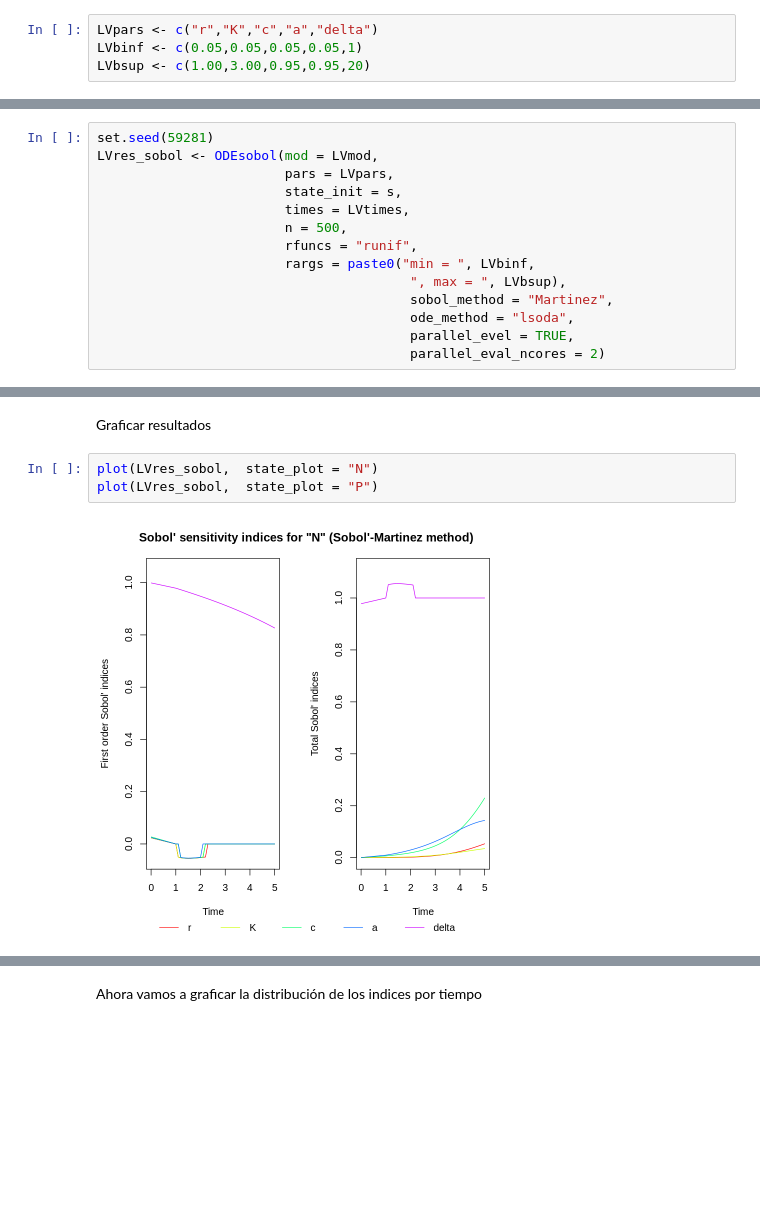
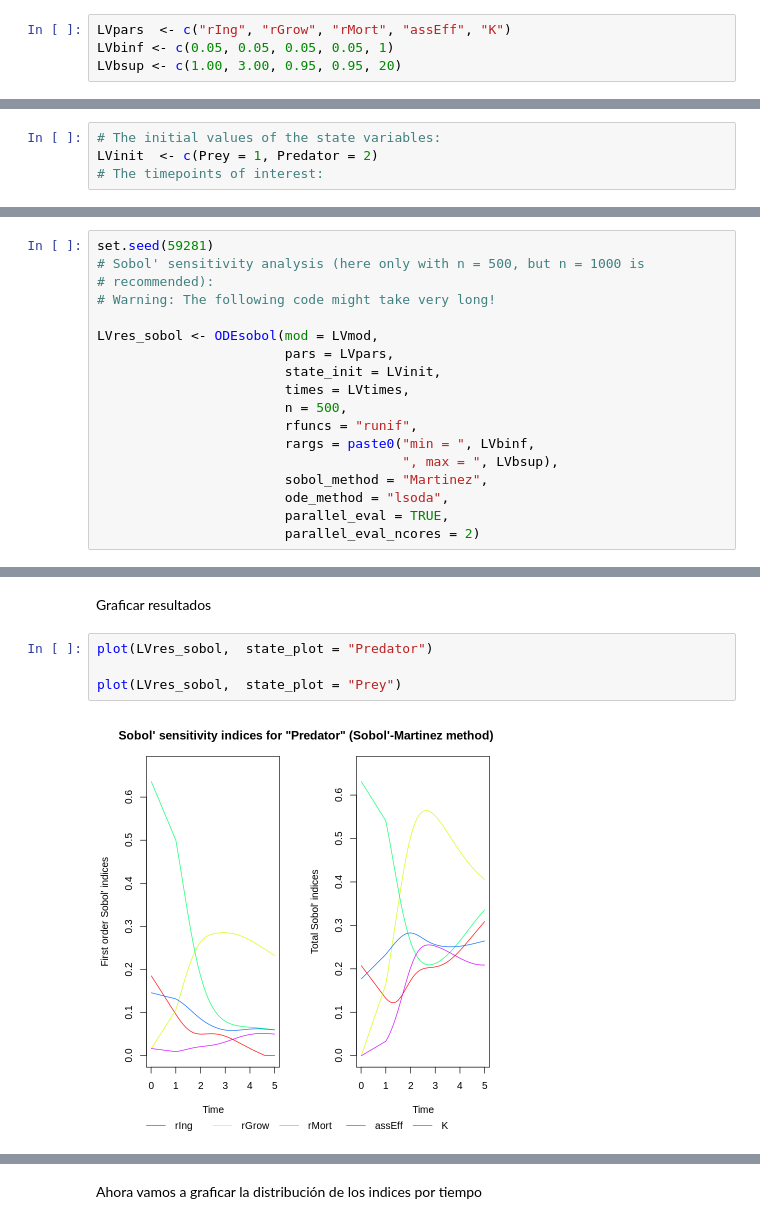
Before and after one commit to JuanM-GG/Biologia-de-sistemas, a Jupyter notebook: sensibilidad_R.ipynb, the cells around one changed output, grey strips where cells are left out. Cells and saved outputs as stored; diff of their text form; blank space fills up the shorter version.

```diff
--- a/sensibilidad_R.ipynb
+++ b/sensibilidad_R.ipynb
@@ -92,8 +73,8 @@ Estos cinco parámetros son considerados como las variables de entrada en el an
 # %% [markdown]
 Los parámetros a ser considerados en el análisis de sensibilidad y sus límites inferior y superior son:
 # %%
-LVpars <- c("r","K","c","a","delta")
-LVbinf <- c(0.05,0.05,0.05,0.05,1)
-LVbsup <- c(1.00,3.00,0.95,0.95,20)
+LVpars  <- c("rIng", "rGrow", "rMort", "assEff", "K")
+LVbinf <- c(0.05, 0.05, 0.05, 0.05, 1)
+LVbsup <- c(1.00, 3.00, 0.95, 0.95, 20)
 # %% [markdown]
 Condiciones iniciales
@@ -102,3 +81,7 @@ s <- c(P = 1, N = 2)
+# %%
+# The initial values of the state variables:
+LVinit  <- c(Prey = 1, Predator = 2)
+# The timepoints of interest:
 # %% [markdown]
 Intervalo de tiempo de interés
 # %%
@@ -109,15 +92,19 @@ Análisis Sobol (aquí solo con n = 500, pero se recomienda n = 1000)
 Cuidado: El siguiente código podría tomar mucho tiempo en ejecutarse
 # %%
 set.seed(59281)
+# Sobol' sensitivity analysis (here only with n = 500, but n = 1000 is
+# recommended):
+# Warning: The following code might take very long!
+
 LVres_sobol <- ODEsobol(mod = LVmod,
                         pars = LVpars,
-                        state_init = s,
+                        state_init = LVinit,
                         times = LVtimes,
                         n = 500,
                         rfuncs = "runif",
                         rargs = paste0("min = ", LVbinf,
-                                        ", max = ", LVbsup),
-                                        sobol_method = "Martinez",
-                                        ode_method = "lsoda",
-                                        parallel_evel = TRUE,
-                                        parallel_eval_ncores = 2)
+                                       ", max = ", LVbsup),
+                        sobol_method = "Martinez",
+                        ode_method = "lsoda",
+                        parallel_eval = TRUE,
+                        parallel_eval_ncores = 2)
@@ -141,7 +123,8 @@ List of 2
 # %% [markdown]
 Graficar resultados
 # %%
-plot(LVres_sobol,  state_plot = "N")
-plot(LVres_sobol,  state_plot = "P")
+plot(LVres_sobol,  state_plot = "Predator")
+
+plot(LVres_sobol,  state_plot = "Prey")
 # %% [output]
-[figure, old version]
+[figure, new version]
```
Also changed, not shown: parts of 13 cells of this notebook.
